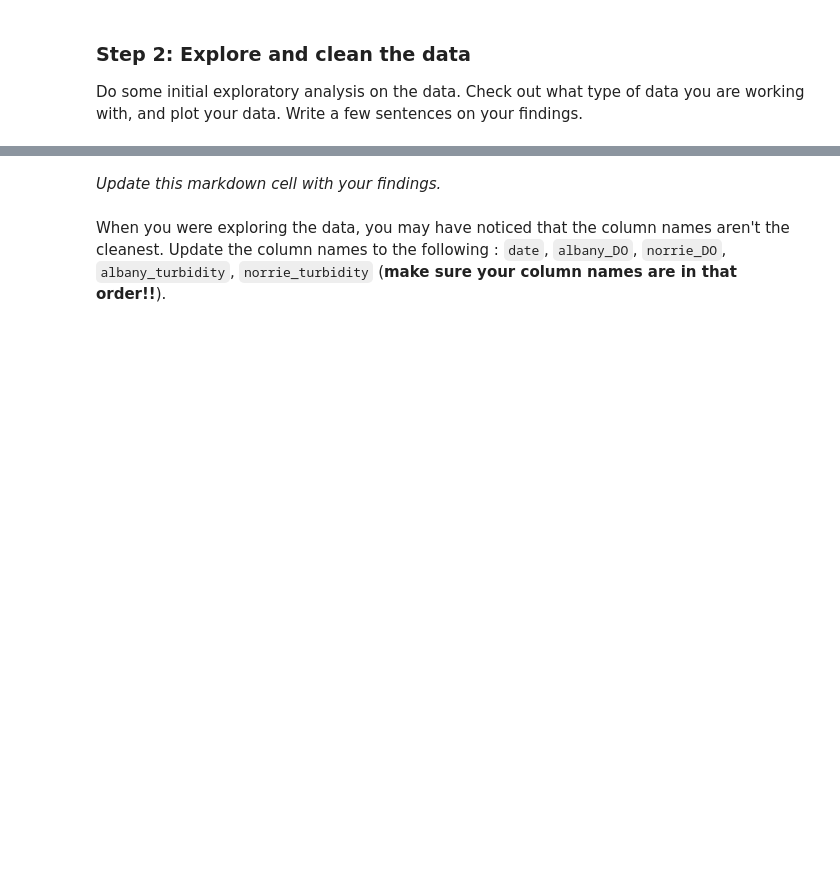
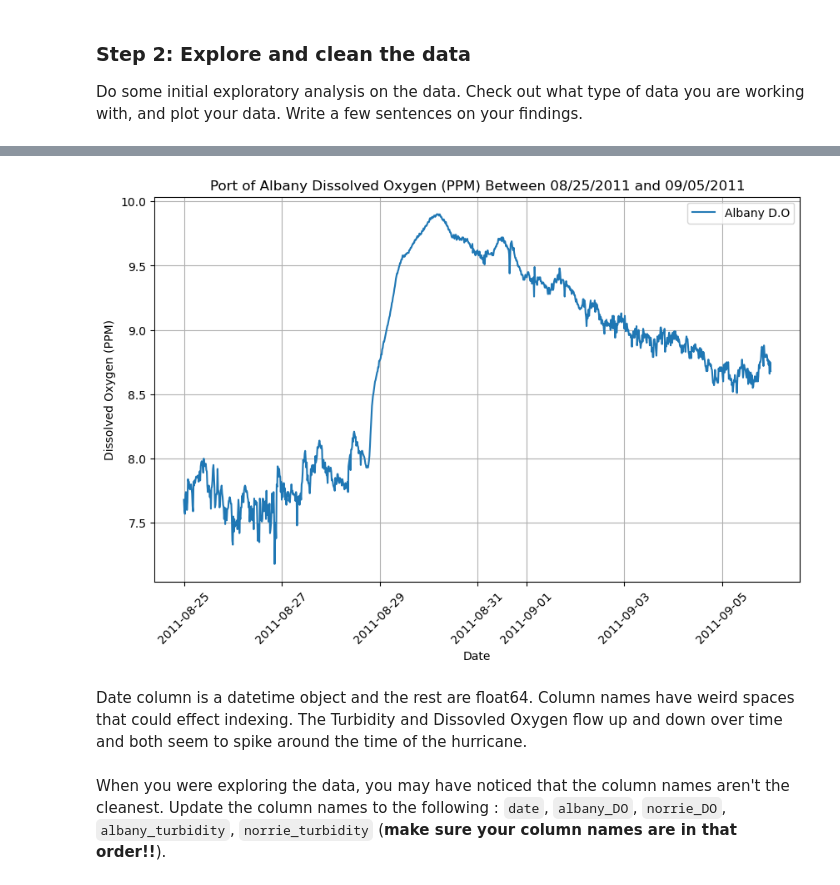
Before and after one commit to llumj/EDS232-labs, a Jupyter notebook: Week1/Lab1-hurricane.ipynb, the cells around one changed output, grey strips where cells are left out. Saved outputs shown, nothing was run; the diff lists cells and outputs as text; code cells hidden in the pictures; blank space fills up the shorter version.

```diff
--- a/Week1/Lab1-hurricane.ipynb
+++ b/Week1/Lab1-hurricane.ipynb
@@ -83,5 +102,17 @@ Index(['Date Time (ET)', ' Port of Albany D.O. (ppm)',
+# %%
+# Visualize predictions vs. actual values
+plt.figure(figsize=(10, 6))
+plt.plot(df['Date Time (ET)'], df[' Port of Albany D.O. (ppm)'], label = 'Albany D.O')
+plt.xlabel('Date')
+plt.ylabel('Dissolved Oxygen (PPM)')
+plt.title('Port of Albany Dissolved Oxygen (PPM) Between 08/25/2011 and 09/05/2011')
+plt.xticks(rotation = 45)
+plt.legend()
+plt.grid(True)
+# %% [output]
+[figure, added]
 # %% [markdown]
-*Update this markdown cell with your findings.*
+Date column is a datetime object and the rest are float64. Column names have weird spaces that could effect indexing. The Turbidity and Dissovled Oxygen flow up and down over time and both seem to spike around the time of the hurricane.
 # %% [markdown]
 When you were exploring the data, you may have noticed that the column names aren't the cleanest. Update the column names to the following : `date`, `albany_DO`, `norrie_DO`, `albany_turbidity`, `norrie_turbidity` (**make sure your column names are in that order!!**).
 # %%
```
Also changed, not shown: parts of 14 cells of this notebook, 2 other files.
